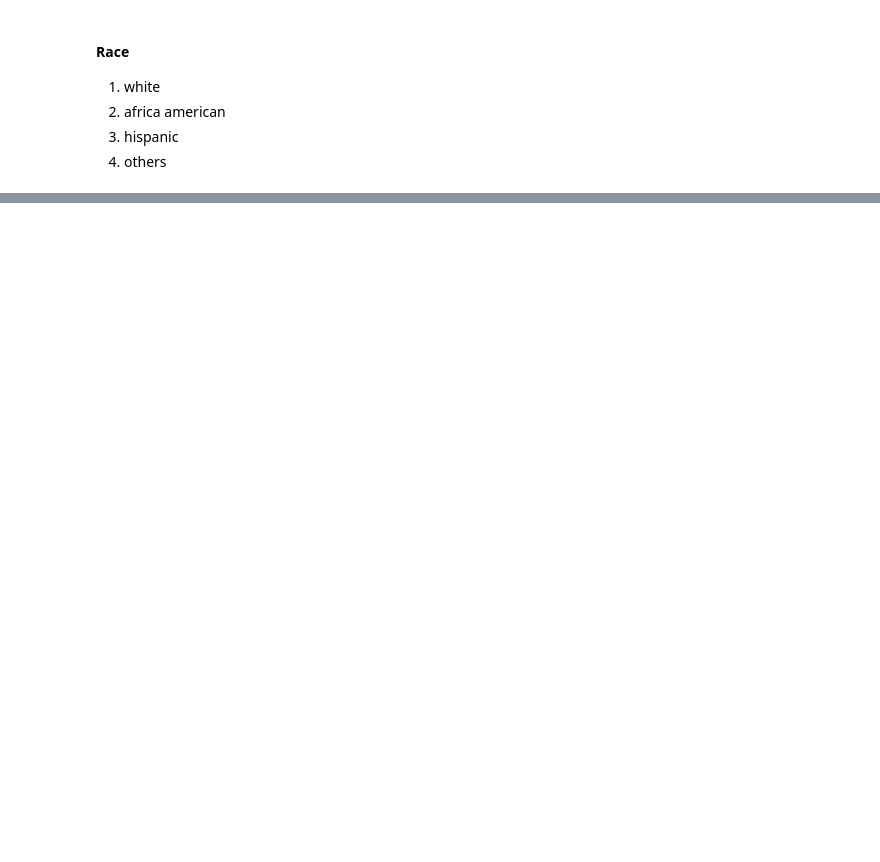
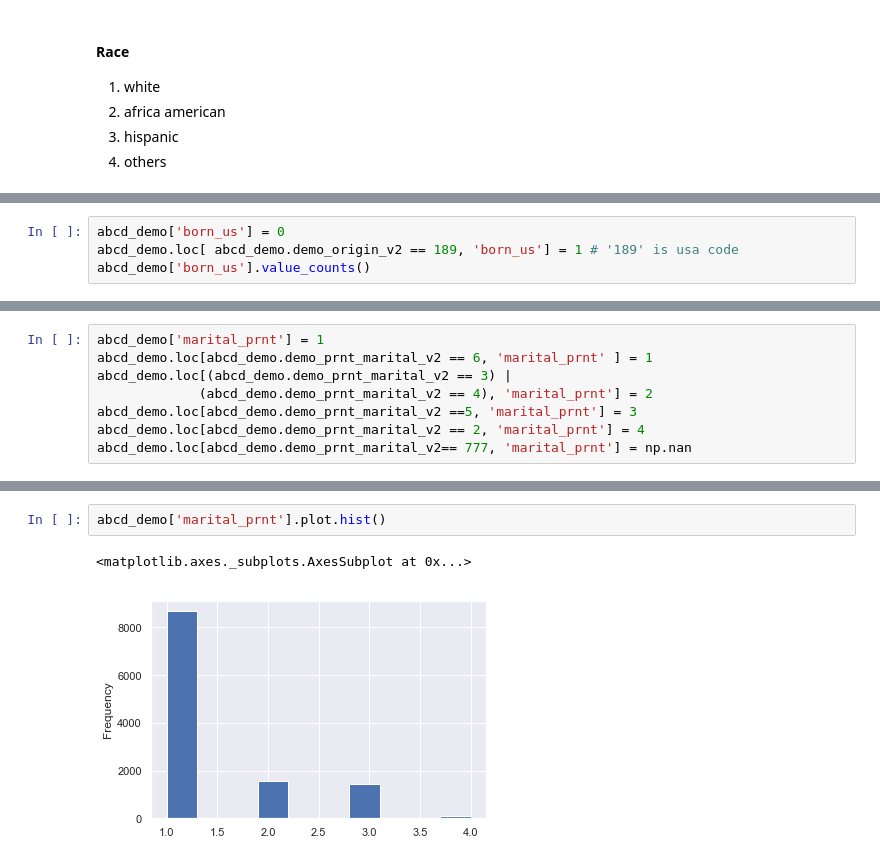
Before and after one commit to zwang89/abcd_analysis, a Jupyter notebook: abcd_demographic_analysis.ipynb, the cells around one changed output, grey strips where cells are left out. Drawn from its saved outputs; the diff is of its cells as text; blank space fills up the shorter version.

```diff
--- a/abcd_demographic_analysis.ipynb
+++ b/abcd_demographic_analysis.ipynb
@@ -57,0 +87,4 @@ Name: race, dtype: int64
+# %%
+abcd_demo['born_us'] = 0
+abcd_demo.loc[ abcd_demo.demo_origin_v2 == 189, 'born_us'] = 1 # '189' is usa code
+abcd_demo['born_us'].value_counts()
@@ -57,0 +113,8 @@ Name: race, dtype: int64
+# %%
+abcd_demo['marital_prnt'] = 1
+abcd_demo.loc[abcd_demo.demo_prnt_marital_v2 == 6, 'marital_prnt' ] = 1
+abcd_demo.loc[(abcd_demo.demo_prnt_marital_v2 == 3) |
+             (abcd_demo.demo_prnt_marital_v2 == 4), 'marital_prnt'] = 2
+abcd_demo.loc[abcd_demo.demo_prnt_marital_v2 ==5, 'marital_prnt'] = 3
+abcd_demo.loc[abcd_demo.demo_prnt_marital_v2 == 2, 'marital_prnt'] = 4
+abcd_demo.loc[abcd_demo.demo_prnt_marital_v2== 777, 'marital_prnt'] = np.nan
@@ -57,0 +130,5 @@ Name: race, dtype: int64
+# %%
+abcd_demo['marital_prnt'].plot.hist()
+# %% [output]
+<matplotlib.axes._subplots.AxesSubplot at 0x...>
+[figure, added]
```
Also changed, not shown: parts of 44 cells of this notebook.
